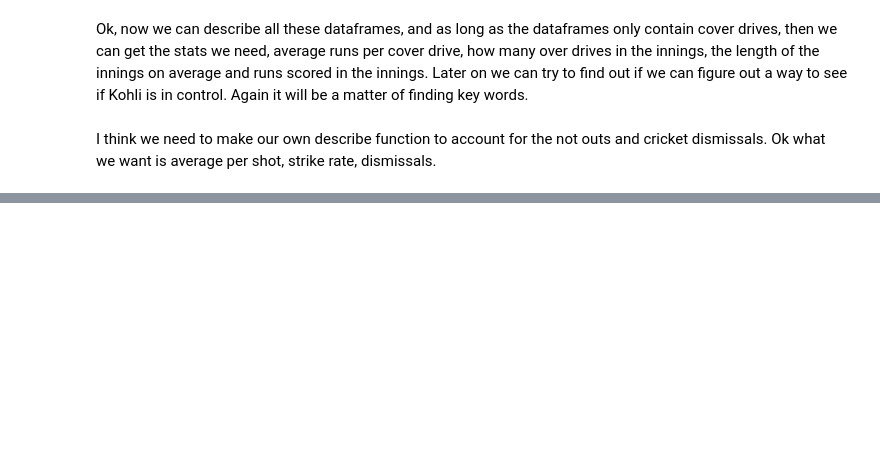
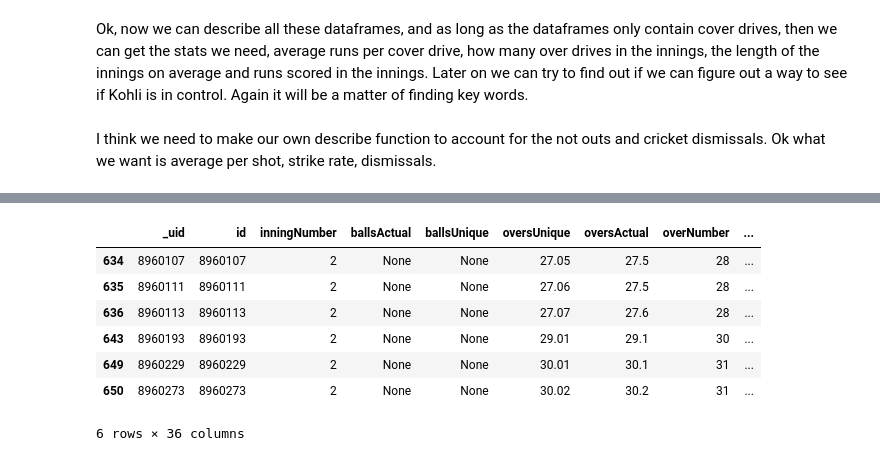
Before and after one commit to abhiramjoshi/cricket_analytics, a Jupyter notebook: codebase/Kohli/how_many_drives.ipynb, the cells around one changed output, grey strips where cells are left out. Cells and saved outputs as stored; diff of their text form; code cells hidden in the pictures; blank space fills up the shorter version.

```diff
--- a/codebase/Kohli/how_many_drives.ipynb
+++ b/codebase/Kohli/how_many_drives.ipynb
@@ -273,0 +741,11 @@ Ok, so now we got the stats we need for the cover drive, lets do this for other
+# %%
+kohli_comms[31]
+# %% [output]
+|  | _uid | id | inningNumber | ballsActual | ballsUnique | oversUnique | oversActual | overNumber | ... |
+| 634 | 8960107 | 8960107 | 2 | None | None | 27.05 | 27.5 | 28 | ... |
+| 635 | 8960111 | 8960111 | 2 | None | None | 27.06 | 27.5 | 28 | ... |
+| 636 | 8960113 | 8960113 | 2 | None | None | 27.07 | 27.6 | 28 | ... |
+| 643 | 8960193 | 8960193 | 2 | None | None | 29.01 | 29.1 | 30 | ... |
+| 649 | 8960229 | 8960229 | 2 | None | None | 30.01 | 30.1 | 31 | ... |
+| 650 | 8960273 | 8960273 | 2 | None | None | 30.02 | 30.2 | 31 | ... |
+6 rows × 36 columns
```
Also changed, not shown: parts of 48 cells of this notebook, 1 other file.
